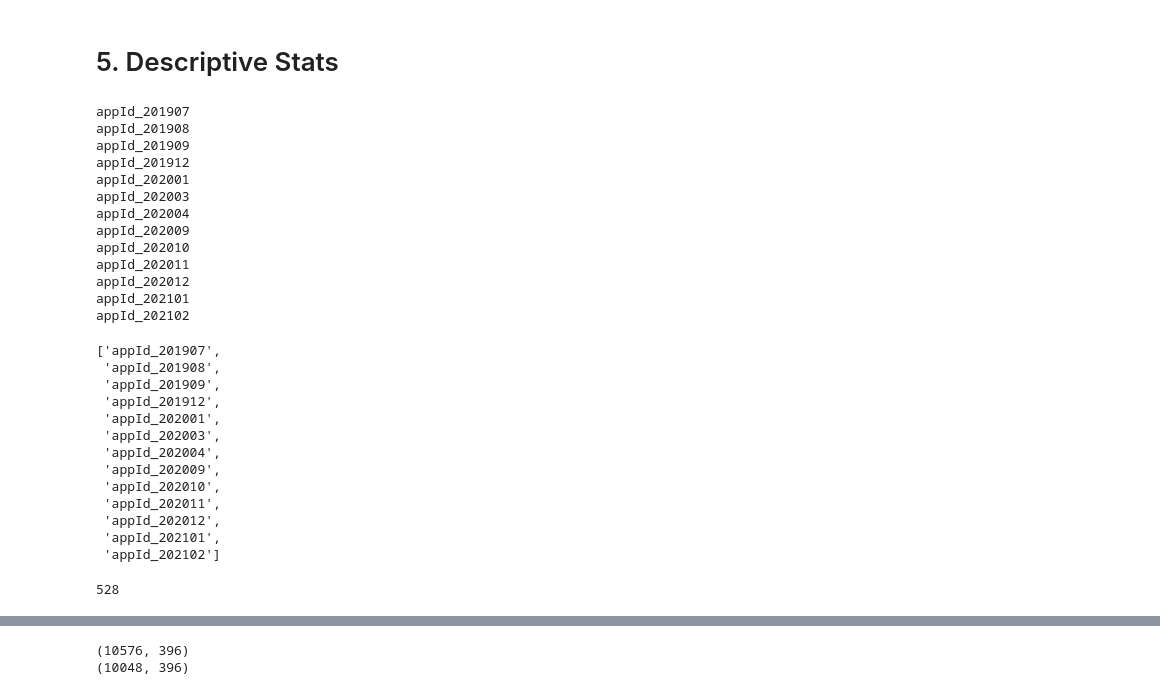
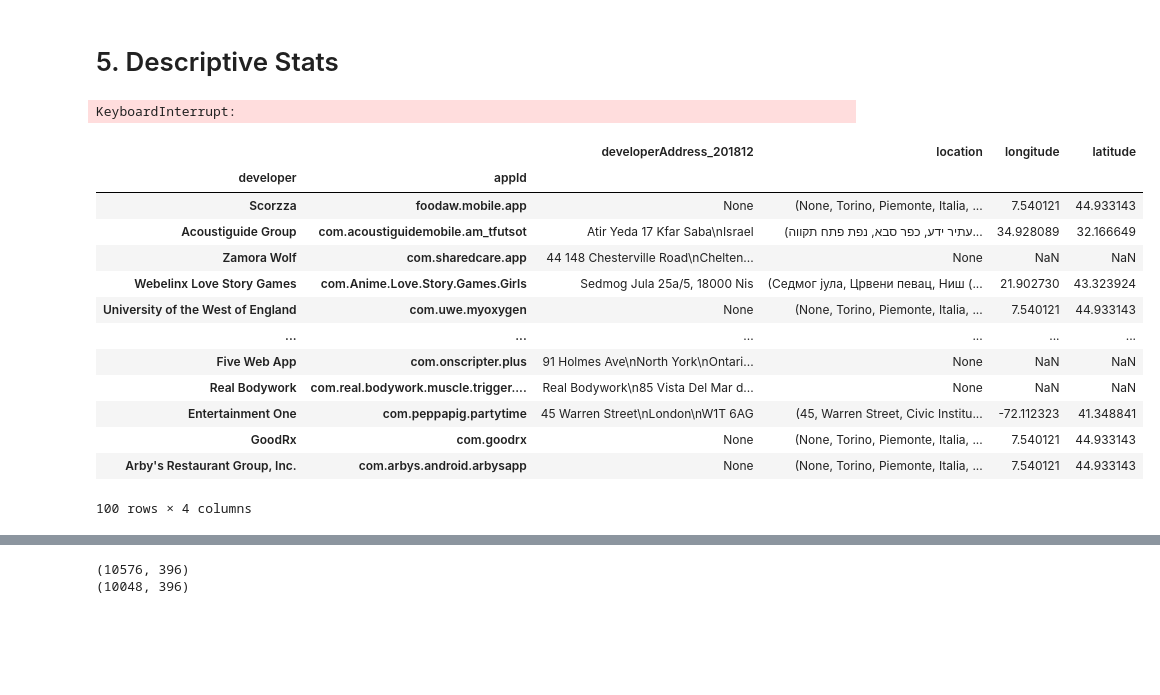
Before and after one commit to nz44/phd_dissertation, a Jupyter notebook: scripts/__main_code__.ipynb, the cells around one changed output, grey strips where cells are left out. Cells and saved outputs as stored; diff of their text form; code cells hidden in the pictures; blank space fills up the shorter version.

```diff
--- a/scripts/__main_code__.ipynb
+++ b/scripts/__main_code__.ipynb
@@ -3,6 +3,7 @@
 
 2021/01/03
 # %%
+pd.set_option('display.max_colwidth', -1)
 # run python scripts containing all the functions
 %run -i '0_paths_open_save.py'
 %run -i '1_scraping_cleaning_merge.py'
@@ -325,8 +227,8 @@ null_data = DF2[DF2.isnull()]
 %run -i '0_paths_open_save.py'
 %run -i '1_scraping_cleaning_merge.py'
 %run -i '2_summary_stats_visualization_new.py'
-
-o = open_files(initial_panel='201907')
+initial_panel='201907'
+o = open_files(initial_panel=initial_panel)
 DF = o.open_panel_df(type='MERGED')
 all_panels = ['201907',
               '201908',
@@ -344,39 +246,32 @@ all_panels = ['201907',
 consec_panels = ['202009', '202010', '202011', '202012', '202101', '202102']
 new_class_obj = summary_statistics(
                   df=DF,
-                  initial_panel='201907',
+                  df_index = 'appid',
+                  initial_panel=initial_panel,
                   all_panels=all_panels,
                   consec_panels=consec_panels)
-new_class_obj.print_col_names(text='appId')
-# %% [output]
-appId_201907
-appId_201908
-appId_201909
-appId_201912
-appId_202001
-appId_202003
-appId_202004
-appId_202009
-appId_202010
-appId_202011
-appId_202012
-appId_202101
-appId_202102
-['appId_201907',
- 'appId_201908',
- 'appId_201909',
- 'appId_201912',
- 'appId_202001',
- 'appId_202003',
- 'appId_202004',
- 'appId_202009',
- 'appId_202010',
- 'appId_202011',
- 'appId_202012',
- 'appId_202101',
- 'appId_202102']
-# %%
-appids_dev, df_missing_dev = new_class_obj.appids_that_have_missing_in_any_panels(var='developer')
-print(len(appids_dev))
-# %% [output]
-528
+# %%
+# Test Azure Maps geocoder through geopy
+DFD = new_class_obj.lat_and_long_columns(
+    multiindex=False, consecutive=False)
+# %% [output]
+KeyboardInterrupt:
+# %%
+DF2 = new_class_obj.df[['developerAddress_201812', 'location', 'longitude', 'latitude']]
+testdf1 = DF2.sample(100)
+testdf1
+# %% [output]
+|  |  | developerAddress_201812 | location | longitude | latitude |
+| developer | appId |  |  |  |  |
+| Scorzza | foodaw.mobile.app | None | (None, Torino, Piemonte, Italia, ... | 7.540121 | 44.933143 |
+| Acoustiguide Group | com.acoustiguidemobile.am_tfutsot | Atir Yeda 17 Kfar Saba\nIsrael | (עתיר ידע, כפר סבא, נפת פתח תקווה... | 34.928089 | 32.166649 |
+| Zamora Wolf | com.sharedcare.app | 44 148 Chesterville Road\nChelten... | None | NaN | NaN |
+| Webelinx Love Story Games | com.Anime.Love.Story.Games.Girls | Sedmog Jula 25a/5, 18000 Nis | (Седмог јула, Црвени певац, Ниш (... | 21.902730 | 43.323924 |
+| University of the West of England | com.uwe.myoxygen | None | (None, Torino, Piemonte, Italia, ... | 7.540121 | 44.933143 |
+| ... | ... | ... | ... | ... | ... |
+| Five Web App | com.onscripter.plus | 91 Holmes Ave\nNorth York\nOntari... | None | NaN | NaN |
+| Real Bodywork | com.real.bodywork.muscle.trigger.... | Real Bodywork\n85 Vista Del Mar d... | None | NaN | NaN |
+| Entertainment One | com.peppapig.partytime | 45 Warren Street\nLondon\nW1T 6AG | (45, Warren Street, Civic Institu... | -72.112323 | 41.348841 |
+| GoodRx | com.goodrx | None | (None, Torino, Piemonte, Italia, ... | 7.540121 | 44.933143 |
+| Arby's Restaurant Group, Inc. | com.arbys.android.arbysapp | None | (None, Torino, Piemonte, Italia, ... | 7.540121 | 44.933143 |
+100 rows × 4 columns
```
Also changed, not shown: parts of 17 cells of this notebook, 2 other files.
